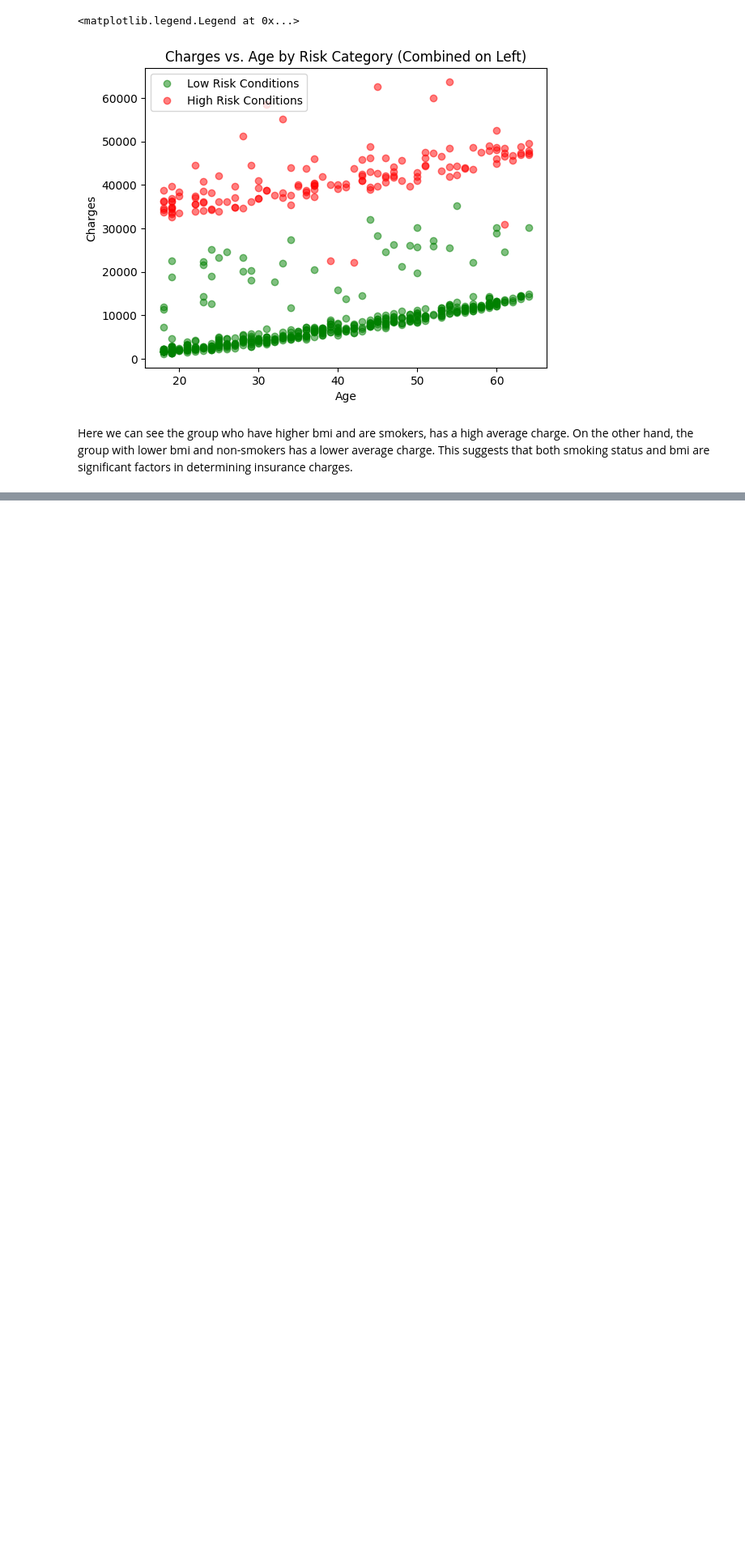
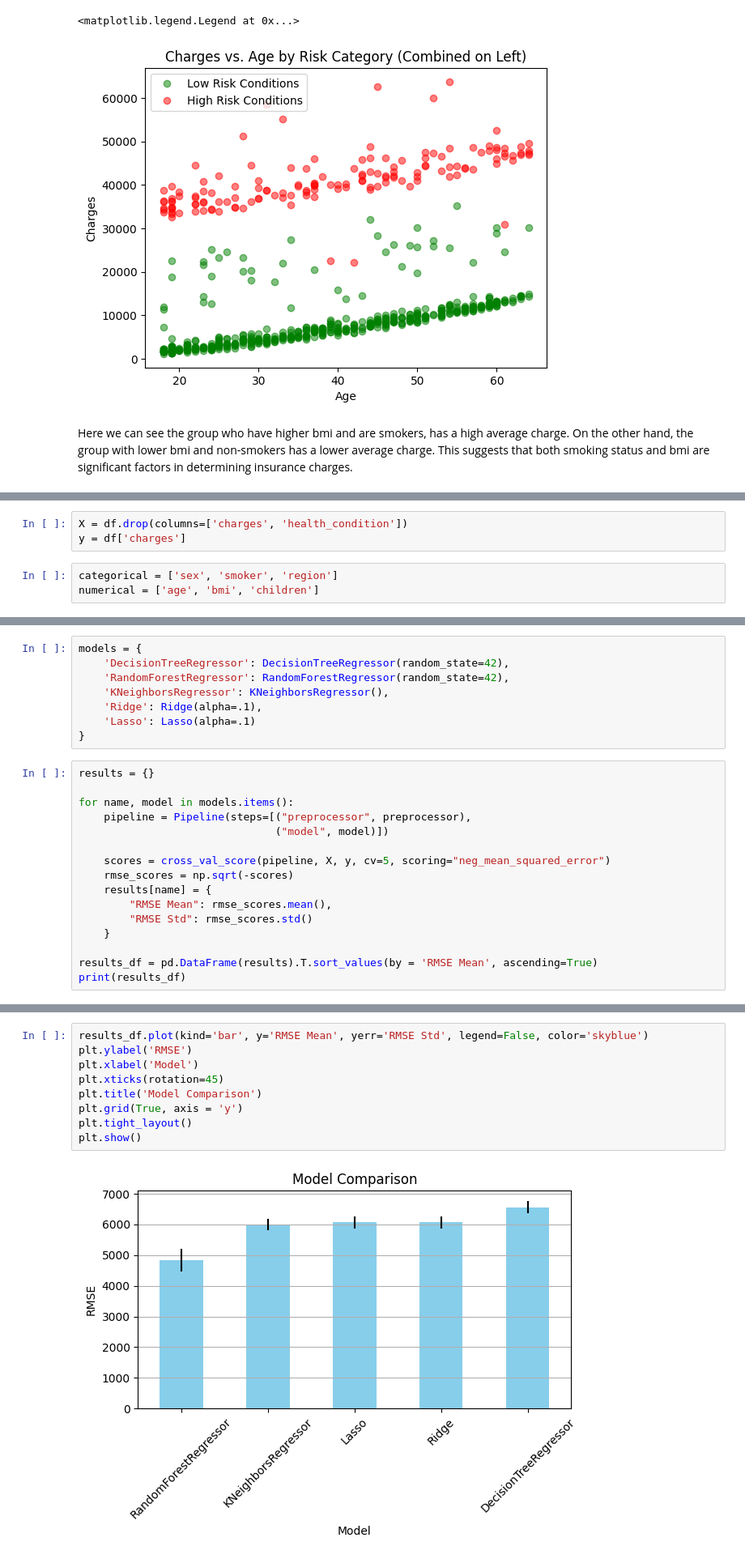
Before and after one commit to Slay-Shayer/insurance_mahbub, a Jupyter notebook: insurance.ipynb, the cells around one changed output, grey strips where cells are left out. Shown at 81% size. Saved outputs shown, nothing was run; the diff lists cells and outputs as text; blank space fills up the shorter version.

```diff
--- a/insurance.ipynb
+++ b/insurance.ipynb
@@ -136,0 +160,6 @@ Here we can see the group who have higher bmi and are smokers, has a high averag
+# %%
+X = df.drop(columns=['charges', 'health_condition'])
+y = df['charges']
+# %%
+categorical = ['sex', 'smoker', 'region']
+numerical = ['age', 'bmi', 'children']
@@ -136,0 +186,24 @@ Here we can see the group who have higher bmi and are smokers, has a high averag
+# %%
+models = {
+    'DecisionTreeRegressor': DecisionTreeRegressor(random_state=42),
+    'RandomForestRegressor': RandomForestRegressor(random_state=42),
+    'KNeighborsRegressor': KNeighborsRegressor(),
+    'Ridge': Ridge(alpha=.1),
+    'Lasso': Lasso(alpha=.1)
+}
+# %%
+results = {}
+
+for name, model in models.items():
+    pipeline = Pipeline(steps=[("preprocessor", preprocessor),
+                               ("model", model)])
+
+    scores = cross_val_score(pipeline, X, y, cv=5, scoring="neg_mean_squared_error")
+    rmse_scores = np.sqrt(-scores)
+    results[name] = {
+        "RMSE Mean": rmse_scores.mean(),
+        "RMSE Std": rmse_scores.std()
+    }
+
+results_df = pd.DataFrame(results).T.sort_values(by = 'RMSE Mean', ascending=True)
+print(results_df)
@@ -136,0 +219,11 @@ Here we can see the group who have higher bmi and are smokers, has a high averag
+# %%
+results_df.plot(kind='bar', y='RMSE Mean', yerr='RMSE Std', legend=False, color='skyblue')
+plt.ylabel('RMSE')
+plt.xlabel('Model')
+plt.xticks(rotation=45)
+plt.title('Model Comparison')
+plt.grid(True, axis = 'y')
+plt.tight_layout()
+plt.show()
+# %% [output]
+[figure, added]
```
Also changed, not shown: parts of 14 cells of this notebook.
